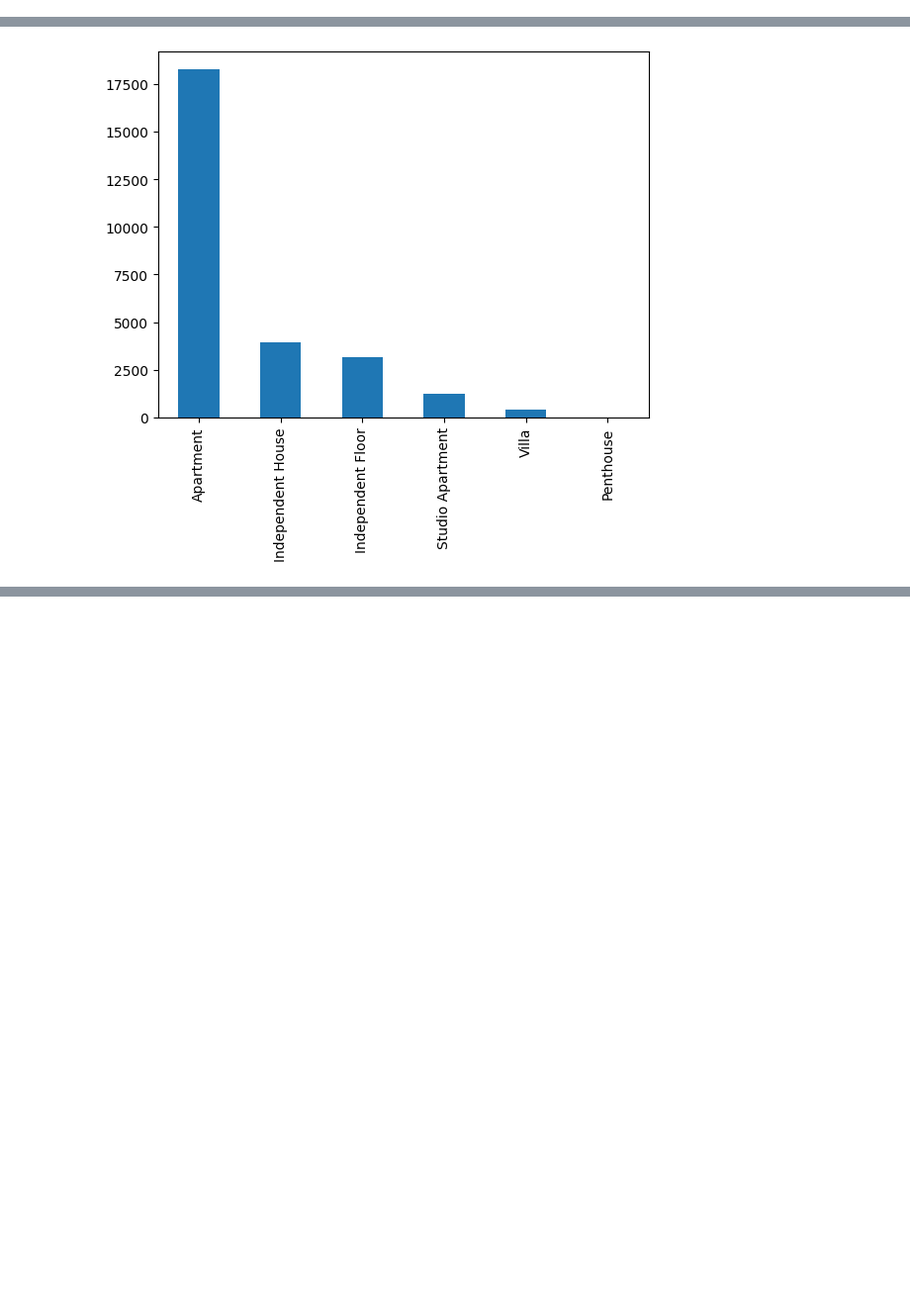
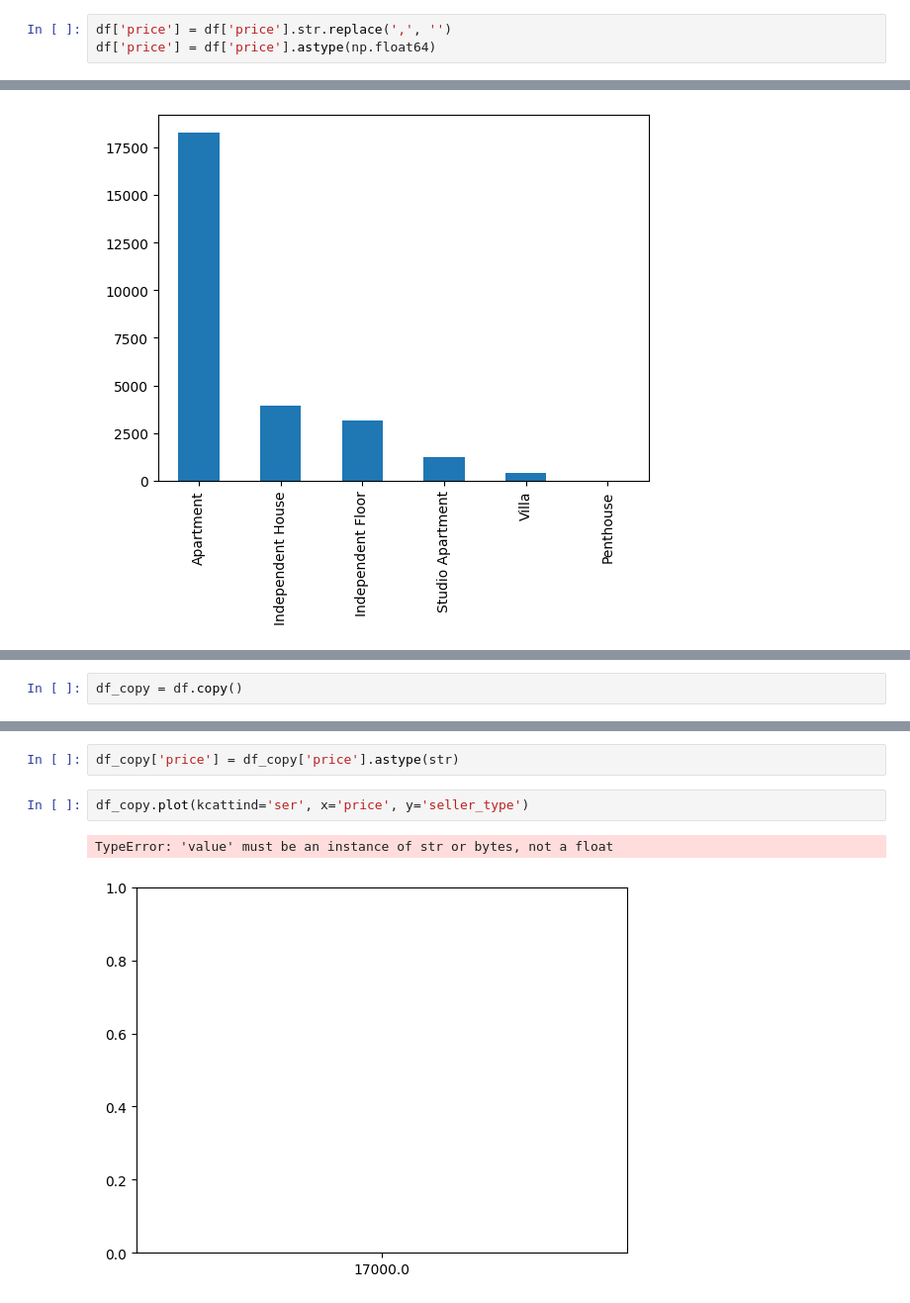
Before and after one commit to Felipanjos/a3_big_data_2022.2-, a Jupyter notebook: notebook.ipynb, the cells around one changed output, grey strips where cells are left out. Shown: that part at 99% size. Cells and saved outputs as stored; diff of their text form; blank space fills up the shorter version.

```diff
--- a/notebook.ipynb
+++ b/notebook.ipynb
@@ -43,6 +66,9 @@ memory usage: 2.5+ MB
 df['property_type'] = df['property_type'].astype(str)
 # %%
 df['bathroom'] = df['bathroom'].str.replace('bathrooms', '')
+# %%
+df['price'] = df['price'].str.replace(',', '')
+df['price'] = df['price'].astype(np.float64)
 # %% [markdown]
 ### Apaga todos os registros que tem valores nulos
 # %%
@@ -133,0 +210,2 @@ df[coluna_analise].value_counts().plot(kind='bar')
+# %%
+df_copy = df.copy()
@@ -133,0 +232,7 @@ df[coluna_analise].value_counts().plot(kind='bar')
+# %%
+df_copy['price'] = df_copy['price'].astype(str)
+# %%
+df_copy.plot(kcattind='ser', x='price', y='seller_type')
+# %% [output]
+TypeError: 'value' must be an instance of str or bytes, not a float
+[figure, added]
```
Also changed, not shown: parts of 11 cells of this notebook.
